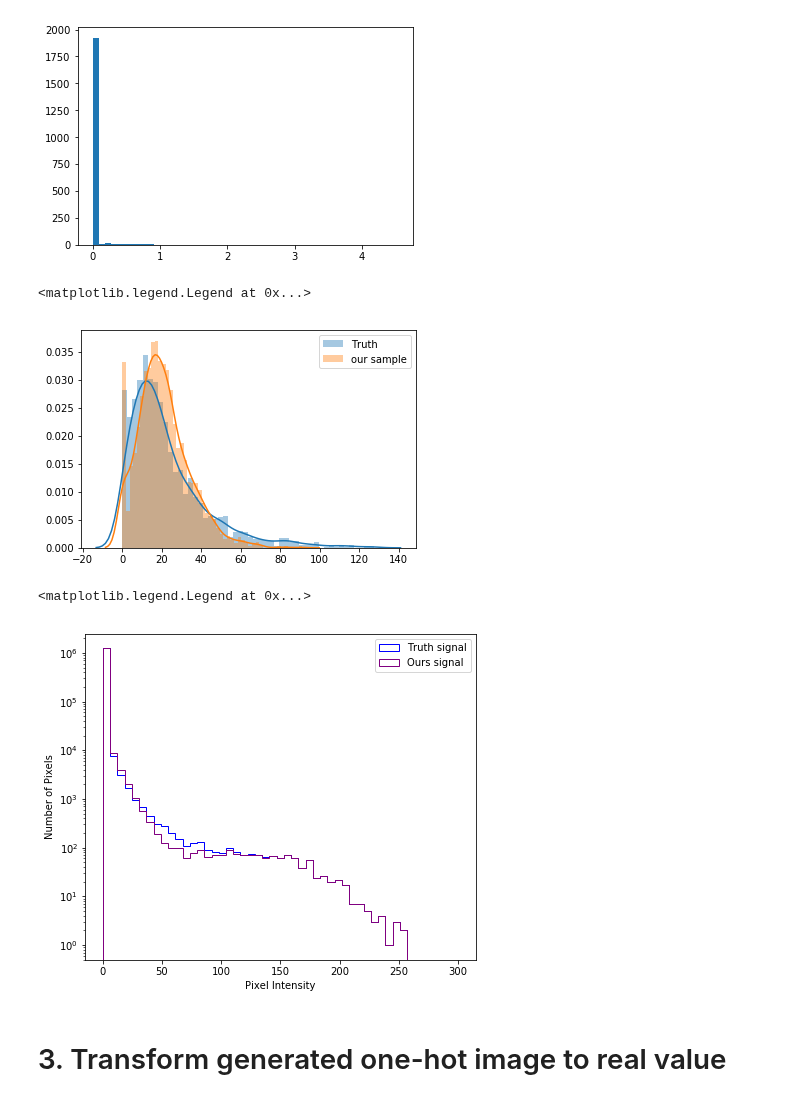
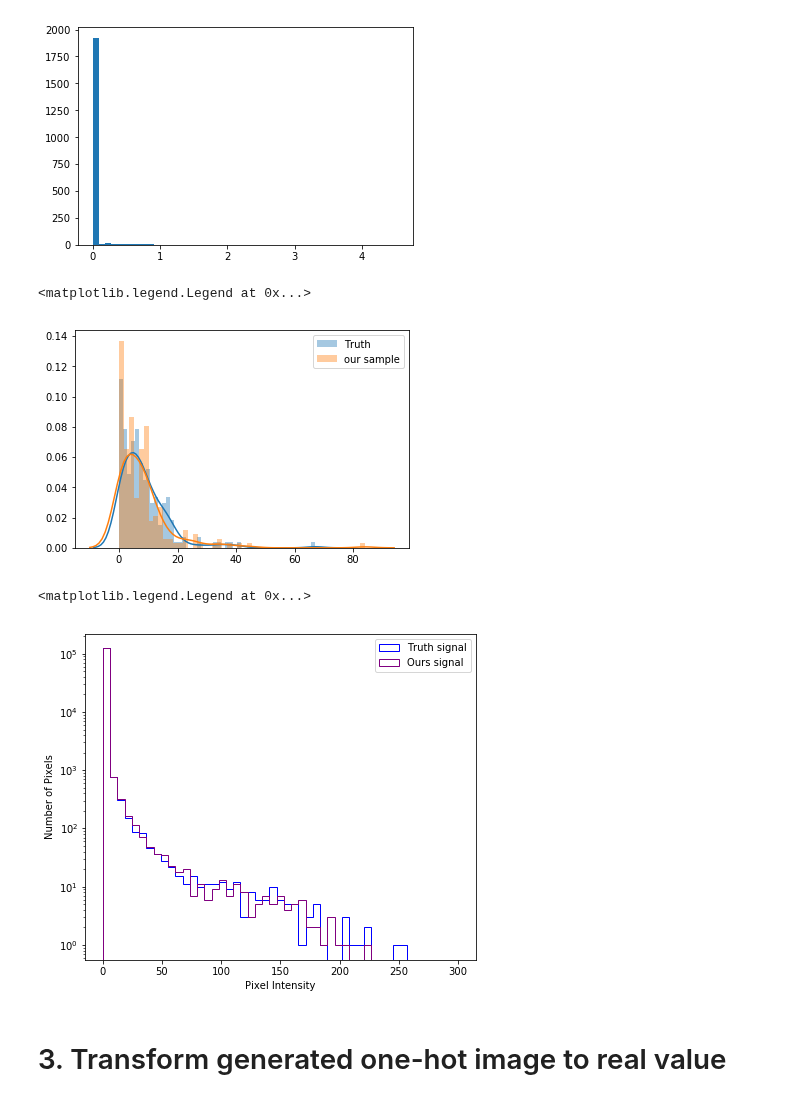
Before and after one commit to adamlu123/SparseImageFlows, a Jupyter notebook: Notebooks/quantize_image.ipynb, the cells around one changed output. Saved outputs shown, nothing was run; the diff lists cells and outputs as text; code cells hidden in the pictures.

Commit message:
add uniform noise to center achieve sota

```diff
--- a/Notebooks/quantize_image.ipynb
+++ b/Notebooks/quantize_image.ipynb
@@ -142,12 +142,11 @@ plt.hist(pt)
  <a list of 10 Patch objects>)
 [figure]
 # %%
-sampledir = '/extra/yadongl10/BIG_sandbox/SparseImageFlows_result/lagan_pixelcnn/Mixture'
+# sampledir = '/extra/yadongl10/BIG_sandbox/SparseImageFlows_result/lagan_pixelcnn/Mixture'
 
-# sampledir = '/extra/yadongl10/BIG_sandbox/SparseImageFlows_result' +\
+sampledir = '/extra/yadongl10/BIG_sandbox/SparseImageFlows_result' +\
 # '/bg/bg_multi_9_5_batch128_plainsoftmax_GeLU_const_lr/lr_1e-5_act_GeLU_latent_5_spiral/'
-
-# '/bg/bg_multi_9_5_batch128_reshapenorm_GeLU_const_lr_center_mu005_adj/lr_1e-4_act_GeLU_latent_5_spiral'
+'/bg/bg_multi_9_5_batch128_reshapenorm_GeLU_const_lr_center_mu005_adj/lr_1e-4_act_GeLU_latent_5_spiral'
 # '/multi_9_5_batch128_reshapenorm_GeLU_const_lr_1e-4/lr_1e-4_act_GeLU_latent_5_spiral'
 
 with open(sampledir+'/background_Mix_discretized_sample_55.pkl', 'rb') as f:
@@ -182,22 +181,22 @@ array([ 0.,  0.,  0., ...,  0.,  0.,  0.])
 # %%
 import seaborn as sns
 x=12
-y=13
+y=11
 n = 2000
 
 pixel_bg = sample_sg[:,x,y]
-pixel = image[:n,x,y]
+pixel = image[:200,x,y]
 x = np.linspace(0.0,200,1000)
 sns.distplot(pixel, label='Truth', bins=50)
 sns.distplot(pixel_bg, label='our sample', bins=50)
 plt.legend()
 # %% [output]
 <matplotlib.legend.Legend at 0x...>
-[figure, old version]
+[figure, new version]
 # %%
 fig, ax = plt.subplots(figsize=(7, 6))
 
-_, bins, _ = plt.hist(image[:2000].ravel(),
+_, bins, _ = plt.hist(image[:200].ravel(),
            bins=np.linspace(0,300,50), histtype='step', label='Truth signal', color='blue')
 
 _, bins, _ = plt.hist(sample_sg.ravel(),  # to make sure have same amount of samples
@@ -210,7 +209,7 @@ plt.yscale('log')
 plt.legend(loc='upper right')
 # %% [output]
 <matplotlib.legend.Legend at 0x...>
-[figure, old version]
+[figure, new version]
 # %% [markdown]
 # 3. Transform generated one-hot image to real value
 # %% [markdown]
```
Also changed, not shown: parts of 9 cells of this notebook.
